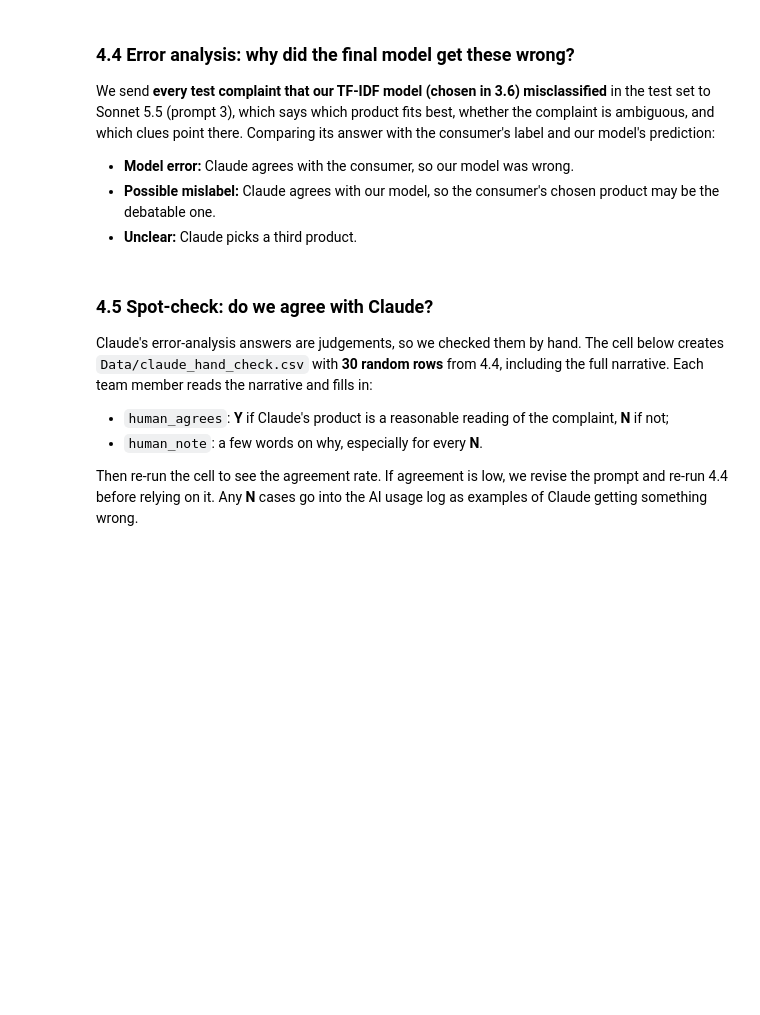
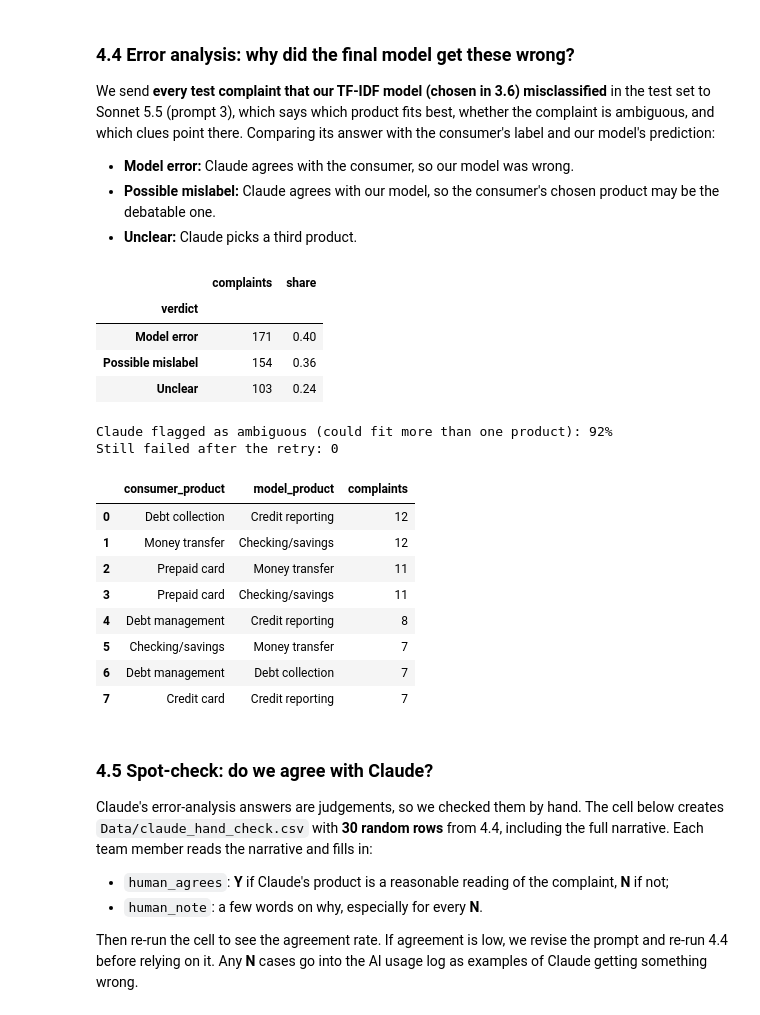
Before and after one commit to rebeccaquaye/consumer-financial-complaints, a Jupyter notebook: Notebook/Ketty_Modelling.ipynb, the cells around one changed output. Cells and saved outputs as stored; diff of their text form; code cells hidden in the pictures; blank space fills up the shorter version.

```diff
--- a/Notebook/Ketty_Modelling.ipynb
+++ b/Notebook/Ketty_Modelling.ipynb
@@ -1893,3 +2007,62 @@ if error_results is not None:
+# %%
+# Every test complaint our model got wrong, with the model's prediction attached
+errors = test_df[test_pred != y_test].assign(model_product=test_pred[test_pred != y_test])
+
+# Claude Haiku 5.5 reviews each one (or the saved answers are loaded).
+# We use Haiku, the same model as the zero-shot labels in 3.5, because its settings are already proven
+# and it costs about 20 times less than Sonnet
+ERRORS_FILE = DATA_DIR / "claude_error_analysis.csv"
+error_results = load_or_run(ERRORS_FILE, lambda: explain_errors(errors, CLAUDE_MODELS["Haiku 5.5"]))
+
+if error_results is not None:
+    # Repair step: re-send only the complaints whose request failed (rejected requests are not charged).
+    # It does nothing (and costs nothing) once every saved answer is valid
+    failed = error_results["claude_clues"].astype(str).str.startswith("ERROR")
+    if failed.any():
+        print(f"Re-sending {failed.sum():,} failed error-analysis requests to Haiku")
+        ids = error_results["Complaint ID"].astype(str)
+        retry = errors[errors["Complaint ID"].astype(str).isin(set(ids[failed]))]
+        redone = explain_errors(retry, CLAUDE_MODELS["Haiku 5.5"])
+        # Put each new answer in the row with the same Complaint ID (answer columns only)
+        new = redone.set_index(redone["Complaint ID"].astype(str))
+        for col in ["claude_product", "claude_ambiguous", "claude_clues", "model", "input_tokens", "output_tokens"]:
+            error_results.loc[failed, col] = ids[failed].map(new[col]).values
+        error_results.to_csv(ERRORS_FILE, index=False)
+
+        # The hand-check file (4.5) was drawn from the failed answers: remove it if nobody has filled it in yet,
+        # so 4.5 creates a fresh one from the repaired answers
+        hand_file = DATA_DIR / "claude_hand_check.csv"
+        if hand_file.exists() and pd.read_csv(hand_file)["human_agrees"].isna().all():
+            hand_file.unlink()
+            print("Removed the empty hand-check file; 4.5 will create a new one")
+
+    # Compare Claude's product with the consumer's label and our model's prediction
+    error_results["verdict"] = error_results.apply(error_verdict, axis=1)
+    verdicts = error_results["verdict"].value_counts()
+    display(pd.DataFrame({"complaints": verdicts, "share": (verdicts / verdicts.sum()).round(2)}))
+    print(f"Claude flagged as ambiguous (could fit more than one product): "
+          f"{(error_results['claude_ambiguous'] == 'YES').mean():.0%}")
+    print("Still failed after the retry:", error_results["claude_clues"].astype(str).str.startswith("ERROR").sum())
+    mislabels = error_results[error_results["verdict"] == "Possible mislabel"]
+    display(mislabels.groupby(["consumer_product", "model_product"]).size()
+            .sort_values(ascending=False).head(8).rename("complaints").reset_index().replace(SHORT_NAMES))
+# %% [output]
+|  | complaints | share |
+| verdict |  |  |
+| Model error | 171 | 0.40 |
+| Possible mislabel | 154 | 0.36 |
+| Unclear | 103 | 0.24 |
+Claude flagged as ambiguous (could fit more than one product): 92%
+Still failed after the retry: 0
+|  | consumer_product | model_product | complaints |
+| 0 | Debt collection | Credit reporting | 12 |
+| 1 | Money transfer | Checking/savings | 12 |
+| 2 | Prepaid card | Money transfer | 11 |
+| 3 | Prepaid card | Checking/savings | 11 |
+| 4 | Debt management | Credit reporting | 8 |
+| 5 | Checking/savings | Money transfer | 7 |
+| 6 | Debt management | Debt collection | 7 |
+| 7 | Credit card | Credit reporting | 7 |
 # %% [markdown]
 ### 4.5 Spot-check: do we agree with Claude?
 
```
Also changed, not shown: parts of 25 cells of this notebook, 4 other files.
